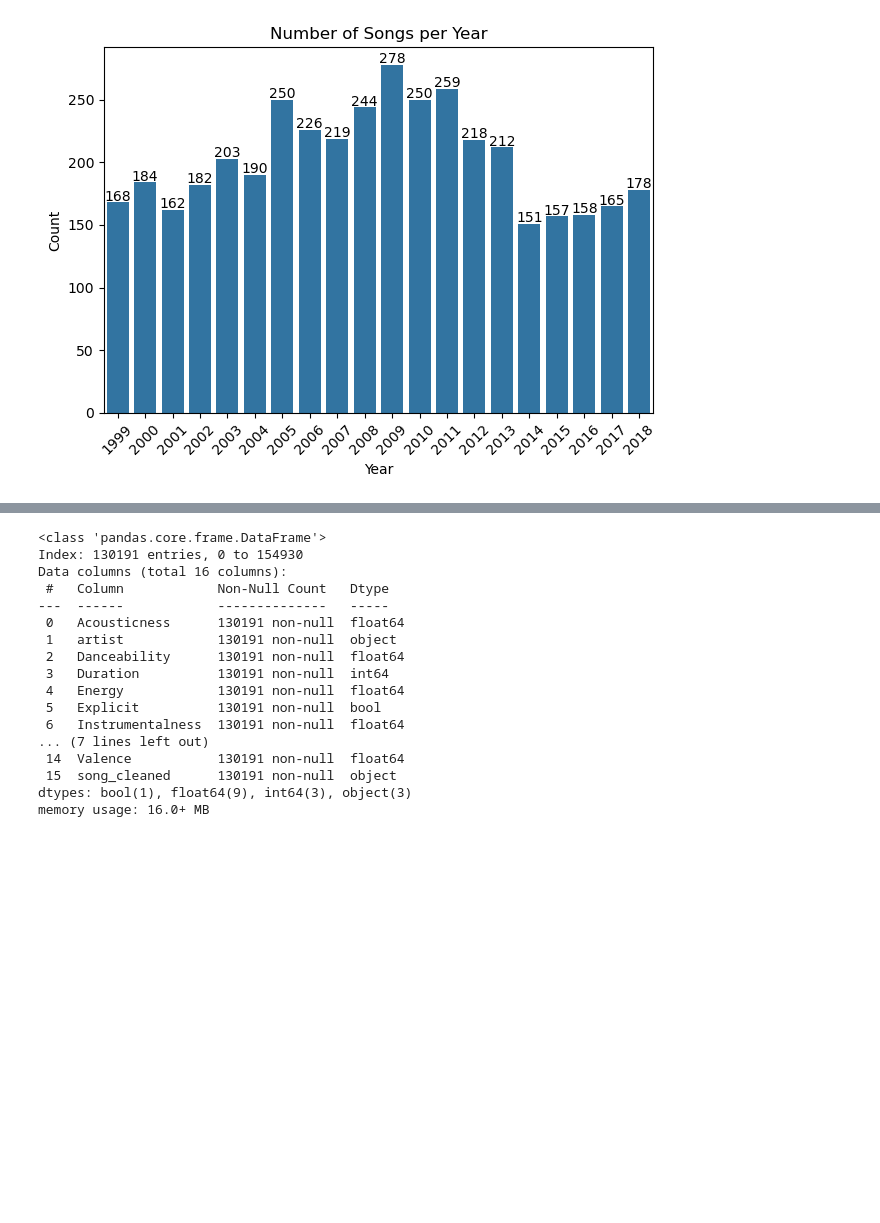
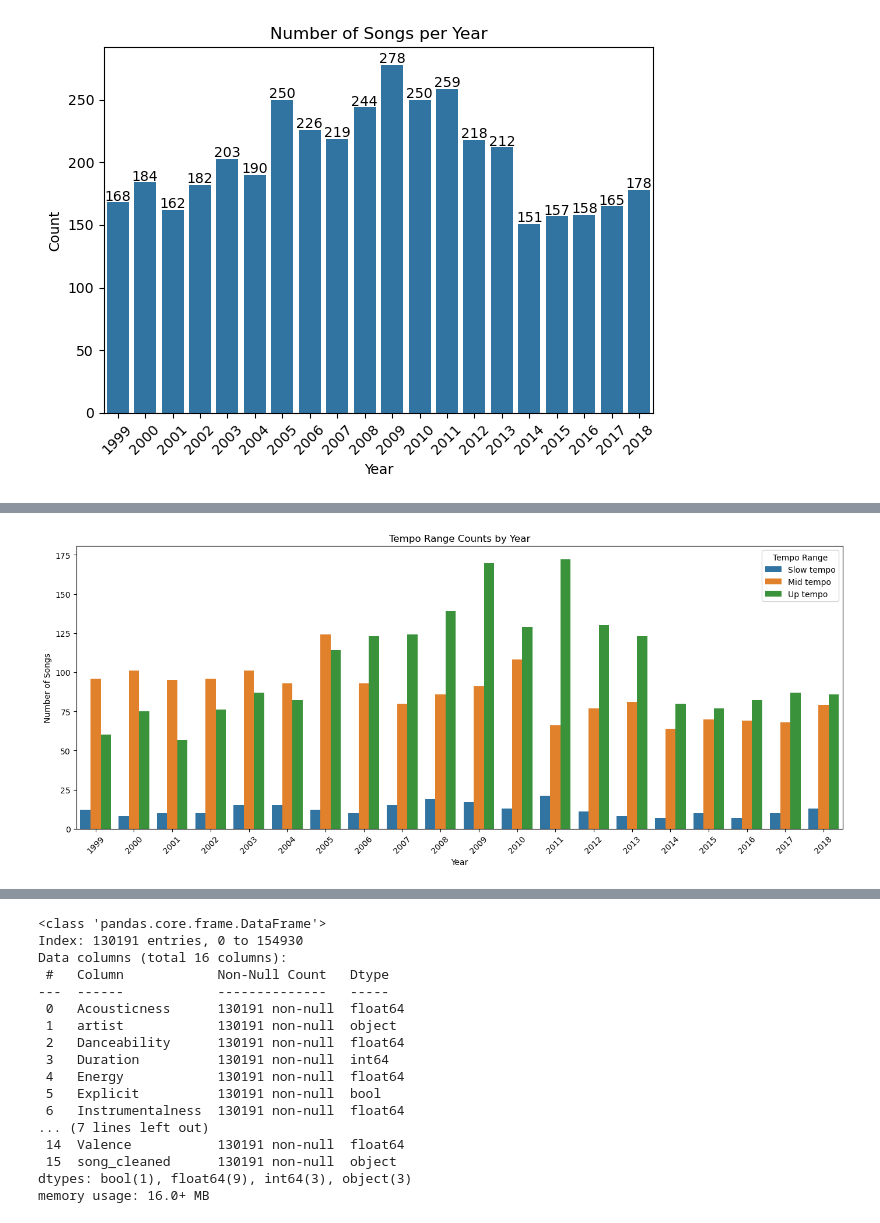
Before and after one commit to bergen-christensen/Capstone, a Jupyter notebook: notebooks/capstone_bergen.ipynb, the cells around one changed output, grey strips where cells are left out. Cells and saved outputs as stored; diff of their text form; code cells hidden in the pictures; blank space fills up the shorter version.

```diff
--- a/notebooks/capstone_bergen.ipynb
+++ b/notebooks/capstone_bergen.ipynb
@@ -263,0 +335,14 @@ for i, value in enumerate(song_count_df['count']):
+# %%
+order = ['Slow tempo', 'Mid tempo', 'Up tempo']
+
+plt.figure(figsize=(14, 6))
+sns.barplot(data=tempo_range, x='year', y='count', hue='tempo_range', hue_order=order)
+
+plt.title('Tempo Range Counts by Year')
+plt.xlabel('Year')
+plt.ylabel('Number of Songs')
+plt.xticks(rotation=45)
+plt.legend(title='Tempo Range')
+plt.tight_layout()
+# %% [output]
+[figure, added]
```
Also changed, not shown: parts of 20 cells of this notebook.
